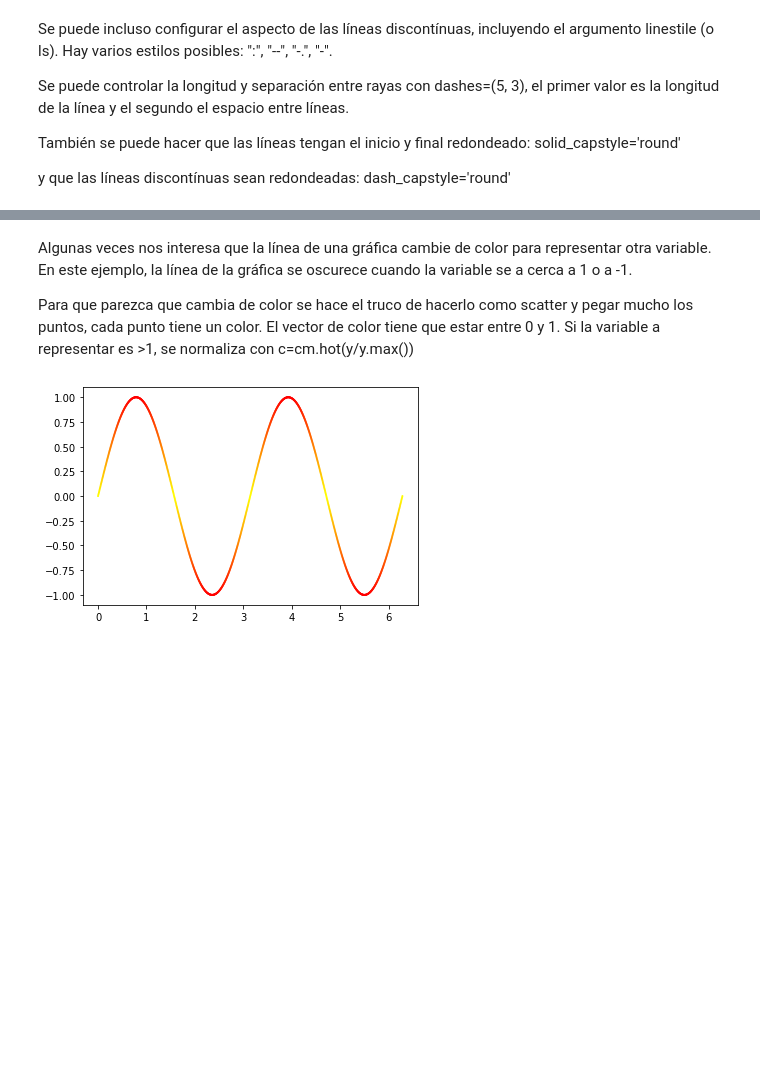
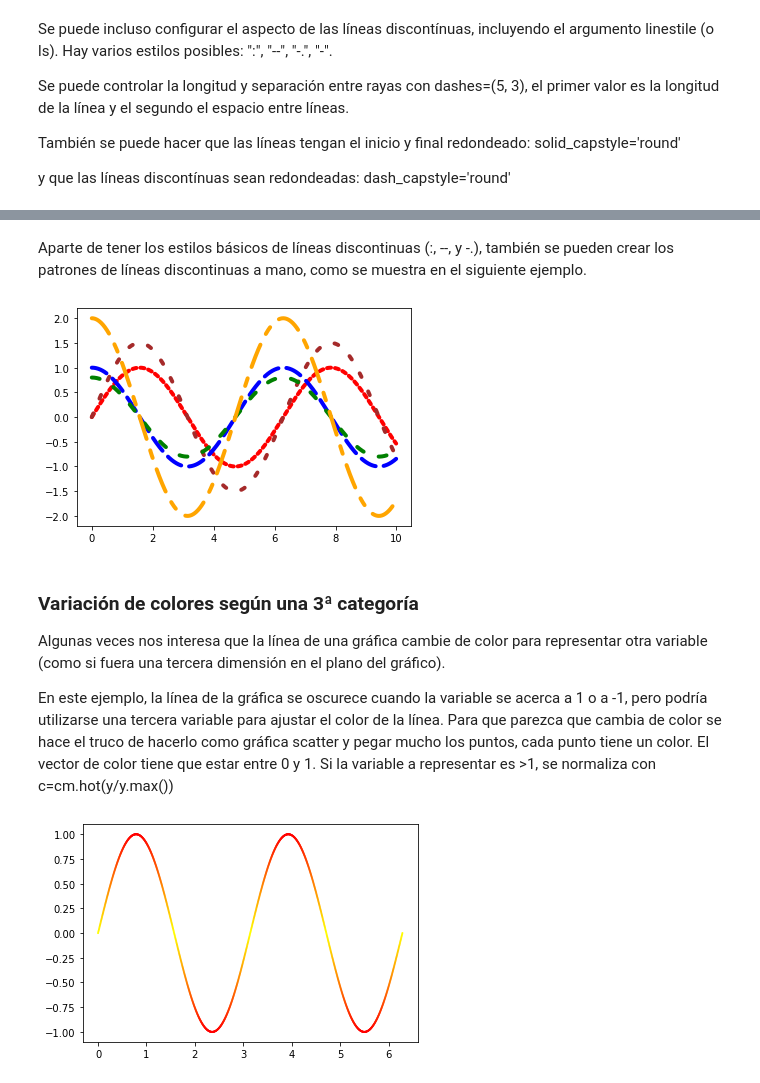
Before and after one commit to joselvira/BiomecanicaPython, a Jupyter notebook: Notebooks/Como_configurar_graficas.ipynb, the cells around one changed output, grey strips where cells are left out. Saved outputs shown, nothing was run; the diff lists cells and outputs as text; code cells hidden in the pictures; blank space fills up the shorter version.

```diff
--- a/Notebooks/Como_configurar_graficas.ipynb
+++ b/Notebooks/Como_configurar_graficas.ipynb
@@ -127,7 +125,24 @@ plt.show()
+# %% [markdown]
+Aparte de tener los estilos básicos de líneas discontinuas (:, --, y -.), también se pueden crear los patrones de líneas discontinuas a mano, como se muestra en el siguiente ejemplo.
+# %%
+fig, ax = plt.subplots()
+plt.plot(x, y, 'r', lw=4, linestyle='--', dash_capstyle='round', dashes=[1, 1]) #1 punto pintado, 1 punto hueco
+plt.plot(x, y*1.5, 'brown', lw=4, linestyle='--', dash_capstyle='round', dashes=[1, 4]) #1 punto pintado, 4 puntos huecos
+
+plt.plot(x, y2, 'b', lw=4, ls='-.', dash_capstyle='round', dashes=(4, 2)) #4 puntos pintados, 2 puntos huecos
+plt.plot(x, y2*0.8, 'g', lw=4, ls=':', dash_capstyle='round', dashes=(2, 4)) #2 puntos pintados, 4 puntos huecos
+
+#incluso se pueden hacer patrones más complejos
+plt.plot(x, y2*2, 'orange', lw=4, ls='--', dash_capstyle='round', dashes=(6, 3, 2, 3)) #6  pintados, 3 huecos, 2 pintados, 3 huecos
+
+plt.show()
+# %% [output]
+[figure, added]
 # %% [markdown]
-Algunas veces nos interesa que la línea de una gráfica cambie de color para representar otra variable. En este ejemplo, la línea de la gráfica se oscurece cuando la variable se a cerca a 1 o a -1.
+### Variación de colores según una 3ª categoría
+Algunas veces nos interesa que la línea de una gráfica cambie de color para representar otra variable (como si fuera una tercera dimensión en el plano del gráfico).
 
-Para que parezca que cambia de color se hace el truco de hacerlo como scatter y pegar mucho los puntos, cada punto tiene un color. El vector de color tiene que estar entre 0 y 1. Si la variable a representar es >1, se normaliza con c=cm.hot(y/y.max())
+En este ejemplo, la línea de la gráfica se oscurece cuando la variable se acerca a 1 o a -1, pero podría utilizarse una tercera variable para ajustar el color de la línea. Para que parezca que cambia de color se hace el truco de hacerlo como gráfica scatter y pegar mucho los puntos, cada punto tiene un color. El vector de color tiene que estar entre 0 y 1. Si la variable a representar es >1, se normaliza con c=cm.hot(y/y.max())
 # %%
 import numpy as np
 
```
Also changed, not shown: parts of 3 cells of this notebook.
